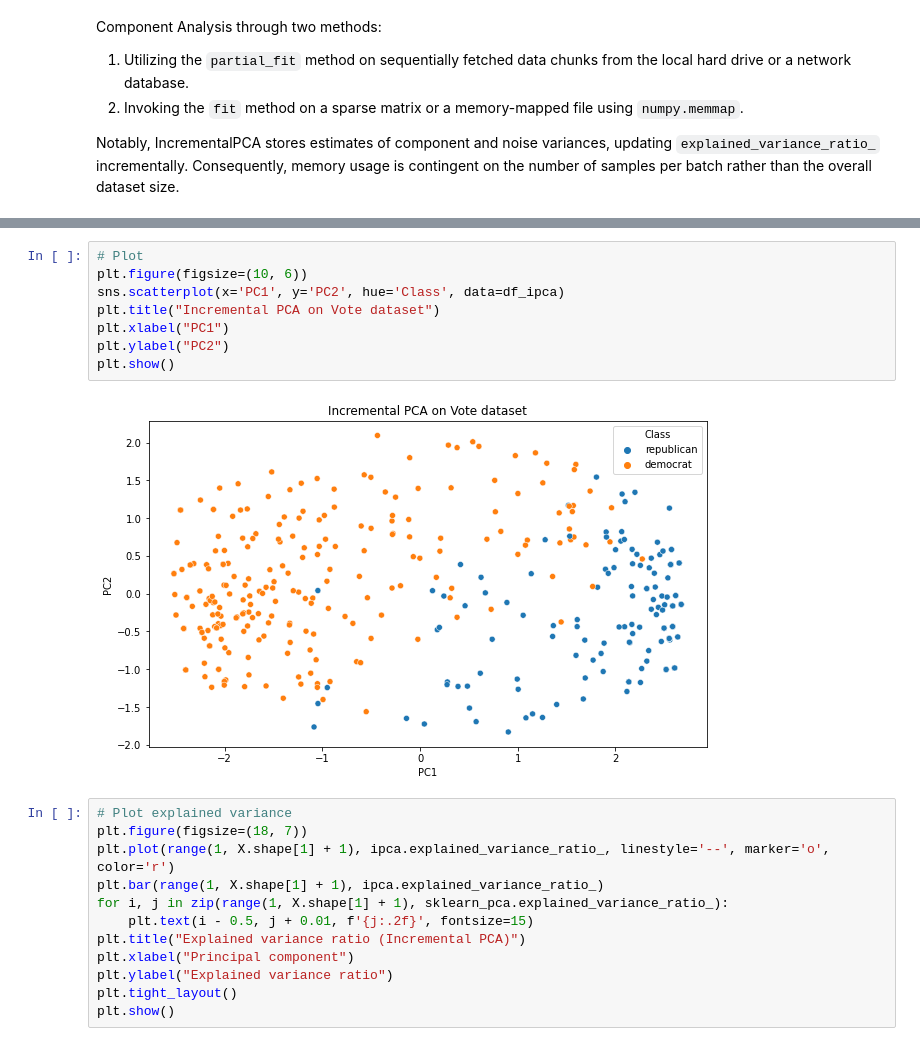
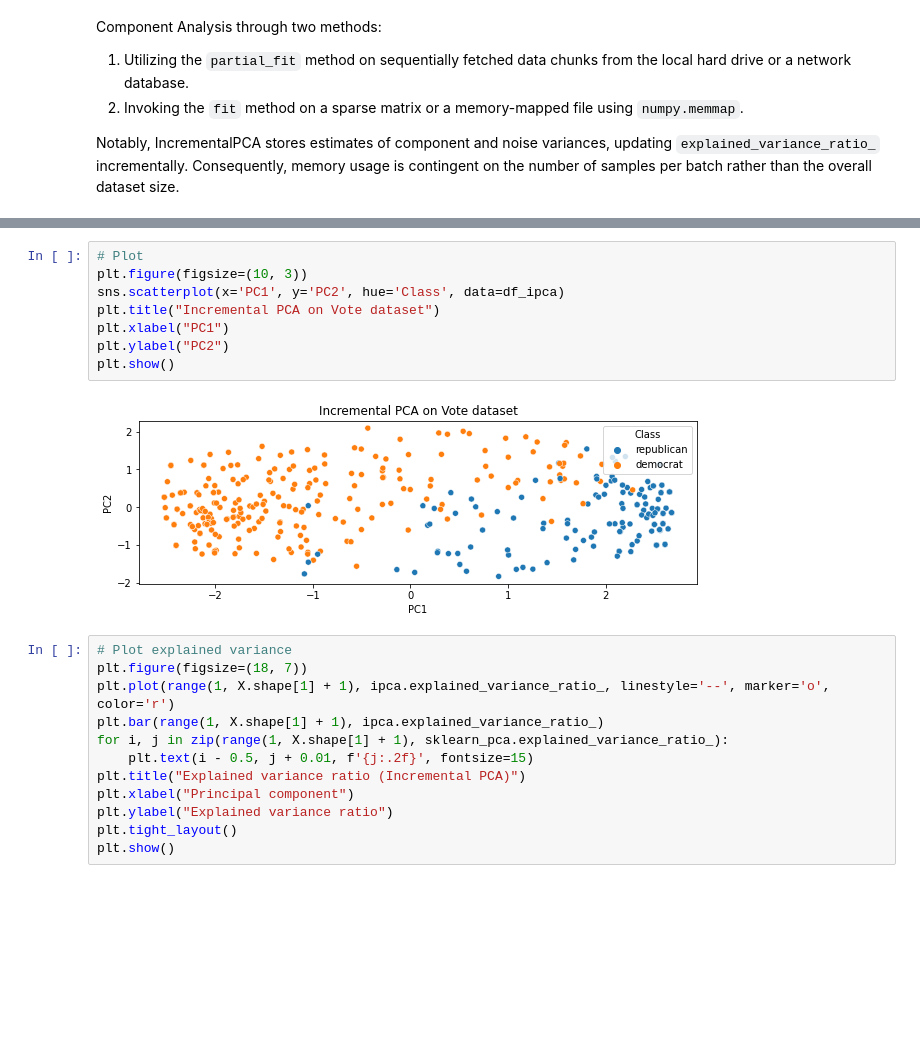
Before and after one commit to BecTome/IML-Lab2-Visualization, a Jupyter notebook: notebooks/PCA/PCA-vote.ipynb, the cells around one changed output, grey strips where cells are left out. Saved outputs shown, nothing was run; the diff lists cells and outputs as text; blank space fills up the shorter version.

```diff
--- a/notebooks/PCA/PCA-vote.ipynb
+++ b/notebooks/PCA/PCA-vote.ipynb
@@ -178,13 +173,13 @@ df_ipca.head()
 # %%
 # Plot
-plt.figure(figsize=(10, 6))
+plt.figure(figsize=(10, 3))
 sns.scatterplot(x='PC1', y='PC2', hue='Class', data=df_ipca)
 plt.title("Incremental PCA on Vote dataset")
 plt.xlabel("PC1")
 plt.ylabel("PC2")
 plt.show()
 # %% [output]
-[figure, old version]
+[figure, new version]
 # %%
 # Plot explained variance
 plt.figure(figsize=(18, 7))
```
Also changed, not shown: parts of 25 cells of this notebook, 31 other files.
